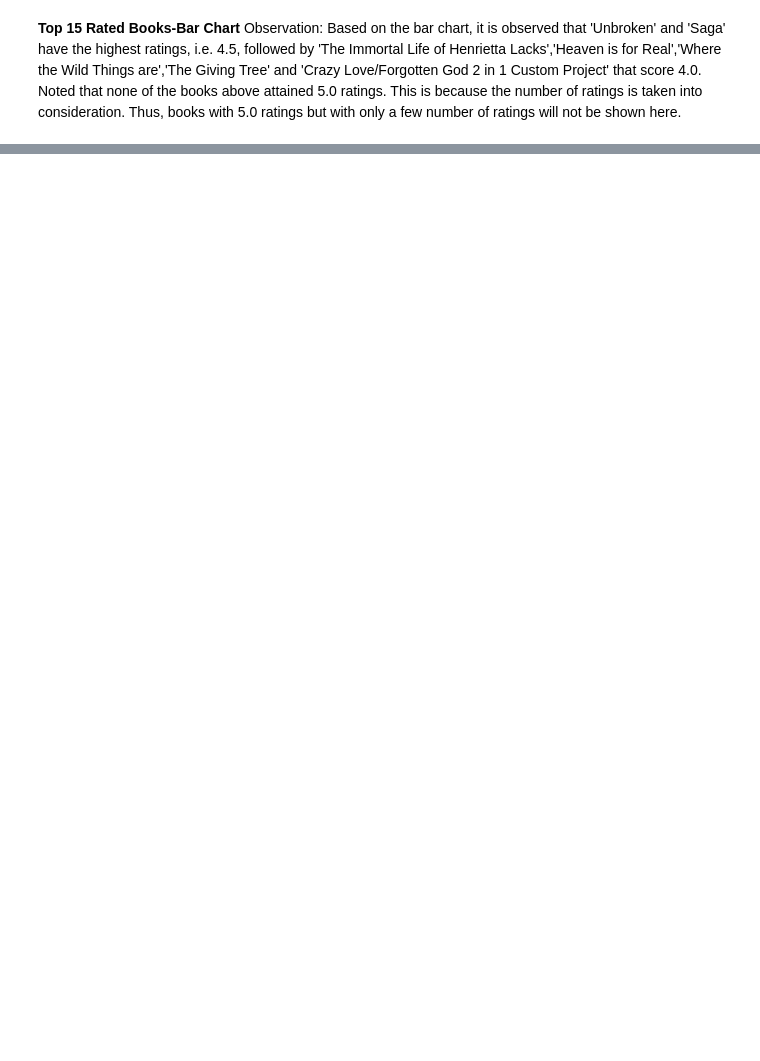
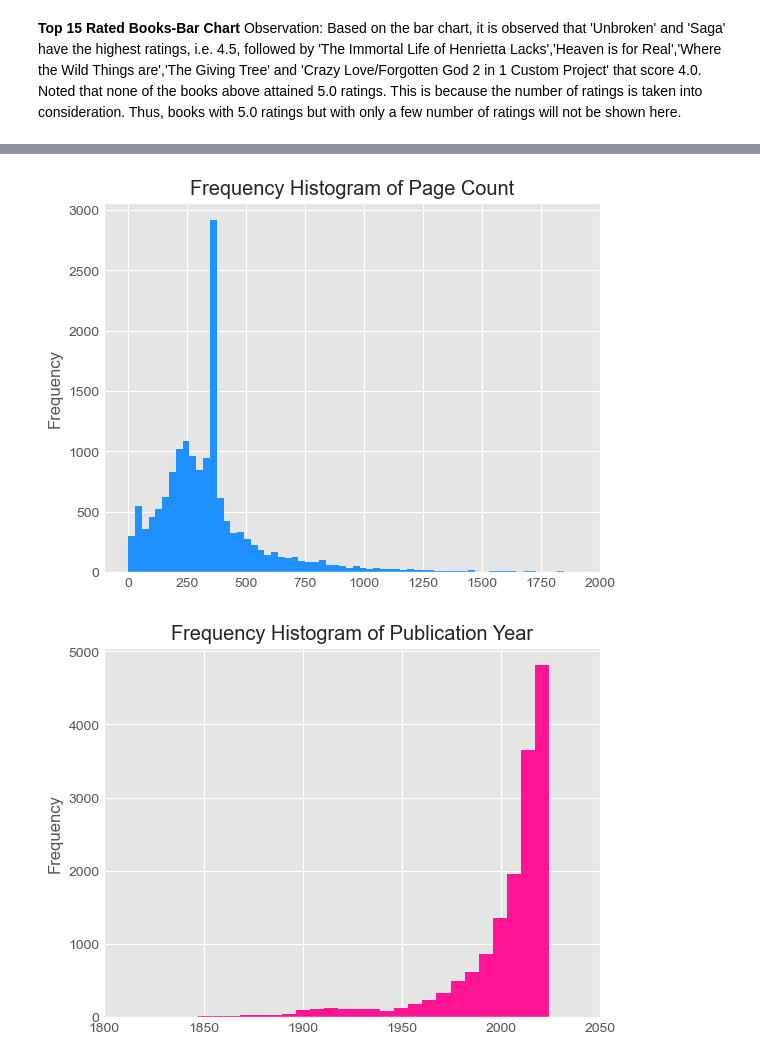
Before and after one commit to hilarylimyuxuan/Book-Recommendation-System, a Jupyter notebook: Book Recommendation System - Google Book.ipynb, the cells around one changed output, grey strips where cells are left out. Saved outputs shown, nothing was run; the diff lists cells and outputs as text; code cells hidden in the pictures; blank space fills up the shorter version.

```diff
--- a/Book Recommendation System - Google Book.ipynb
+++ b/Book Recommendation System - Google Book.ipynb
@@ -1166,32 +1169,35 @@ Text(0.5, 0, 'Average rating')
 # %%
 #Histogram of pagecount
 
-x = book_cleaned['volumeInfo.pageCount']
+x = cleaned_df['volumeInfo.pageCount']
 plt.style.use('ggplot')
 plt.hist(x, bins=1000, color ='dodgerblue')
 plt.gca().set(title='Frequency Histogram of Page Count', ylabel='Frequency')
 plt.xlim(xmin=-100, xmax = 2000)
 plt.show()
 
 ##The minimum page count is 1 and the maximum page count is 99998. From this plot it can be seen that most of the books have
 ##page count of 250 to 500 pages.
 
 
 #Histogram of published year
 
-x = book_cleaned['volumeInfo.publishedYear']
+x = cleaned_df['volumeInfo.publishedYear']
 plt.style.use('ggplot')
 plt.hist(x, bins=50, color ='deeppink')
 plt.gca().set(title='Frequency Histogram of Publication Year', ylabel='Frequency')
 plt.xlim(xmin=1800, xmax = 2050)
 plt.show()
 
 ##From this plot it is observed that most of the publication years is 2000. There are some books from the year 1700.
 
 
 #Count plot of ebook availability
 
-sns.countplot(x ='saleInfo.isEbook', data = book_cleaned, palette = "Set3")
+sns.countplot(x ='saleInfo.isEbook', data = cleaned_df, palette = "Set3")
 plt.show()
 
 ##It is observed that the Ebook availability mostly is false. This means that the books are not available as ebook.
+# %% [output]
+[figure, added]
+[figure, added]
```
Also changed, not shown: parts of 49 cells of this notebook.
